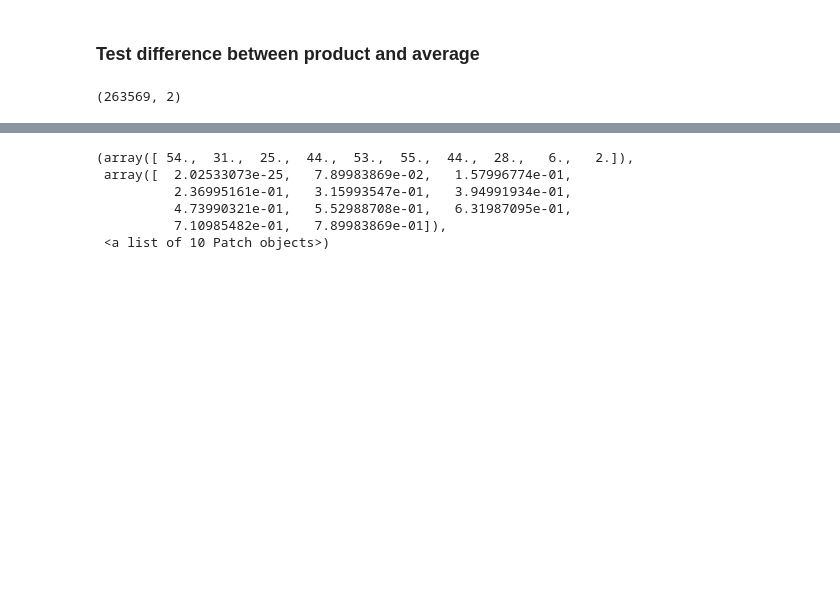
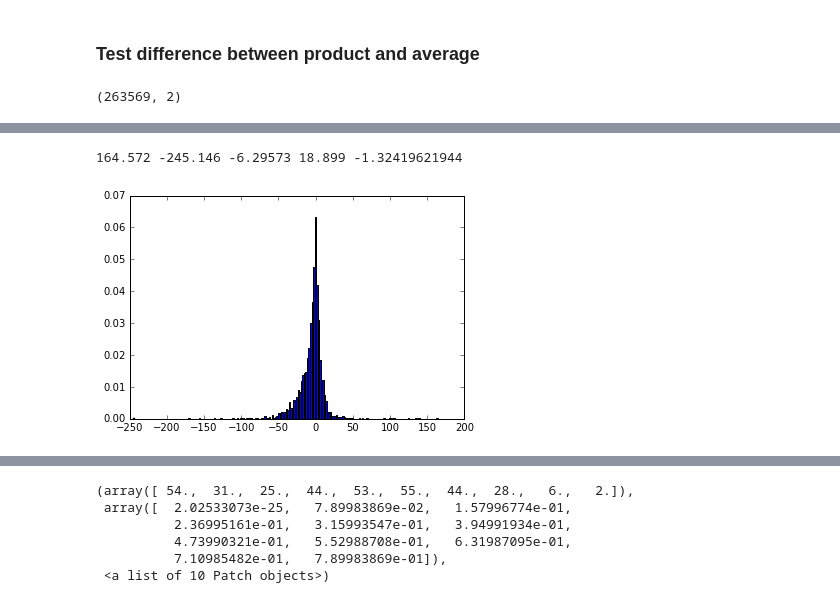
Before and after one commit to renruoxu/sentiment_analysis, a Jupyter notebook: deepir_product_probs_part4.ipynb, the cells around one changed output, grey strips where cells are left out. Cells and saved outputs as stored; diff of their text form; code cells hidden in the pictures; blank space fills up the shorter version.

```diff
--- a/deepir_product_probs_part4.ipynb
+++ b/deepir_product_probs_part4.ipynb
@@ -240,0 +266,23 @@ array([[   0,    0,    0,    1,    1,    0],
+# %%
+c = 4
+from scipy.stats import skew
+diff =[]
+index = (prediction_a.label == c)
+n = 300 #np.where(index)[0].shape[0]
+for i in range(n):
+    sentences = prediction_a[index].txt.values[i]
+    data_others = []
+    for g in groups:
+        if g != str(c):
+            data_others.append(model[g].score(sentences))
+    data_others=np.array(data_others)
+    data = model[str(c)].score(sentences)
+    dif =  data - data_others.max(axis=0)
+    diff.append(dif)
+diff = np.concatenate(diff)
+_=plt.hist(diff,bins=200,normed=True)
+
+print diff.max(),diff.min(),diff.mean(),diff.std(),skew(diff)
+# %% [output]
+164.572 -245.146 -6.29573 18.899 -1.32419621944
+[figure, added]
```
Also changed, not shown: parts of 15 cells of this notebook.
